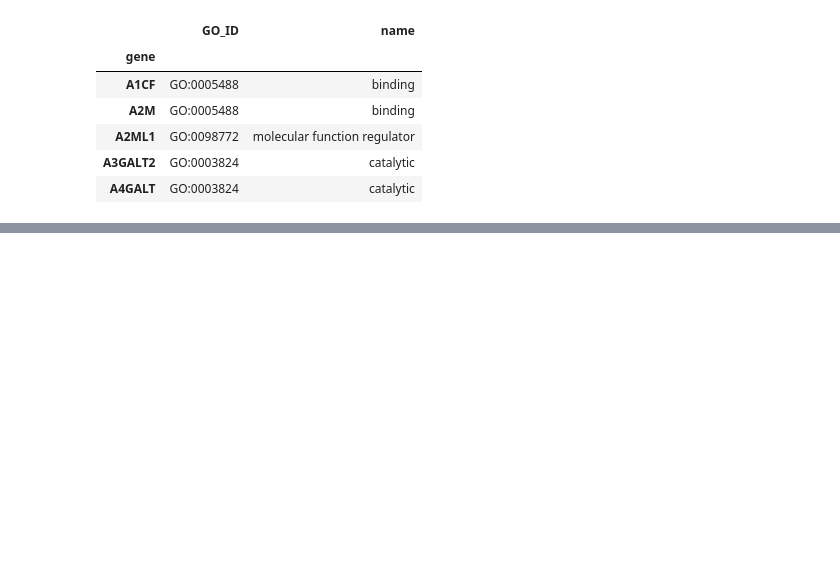
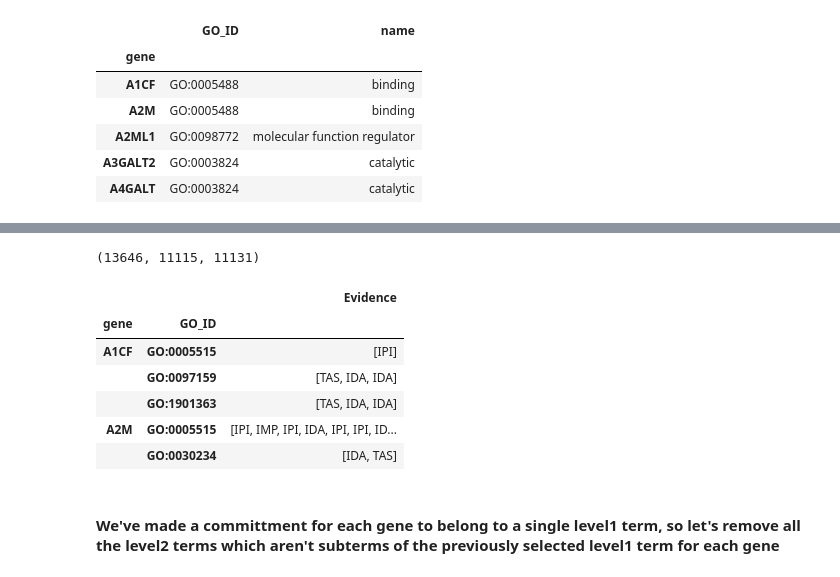
Before and after one commit to fraenkel-lab/OmicsIntegrator2, a Jupyter notebook: annotation/molecular_function.ipynb, the cells around one changed output, grey strips where cells are left out. Drawn from its saved outputs; the diff is of its cells as text; code cells hidden in the pictures; blank space fills up the shorter version.

```diff
--- a/annotation/molecular_function.ipynb
+++ b/annotation/molecular_function.ipynb
@@ -261,0 +281,26 @@ molecular_functions.head()
+# %%
+level2_terms = df[df.depth == 2].index.tolist()
+# %%
+terms_and_subterms = {term: np.unique(flatten(list(nx.dfs_successors(g, term).values()))).tolist() for term in level2_terms}
+# %%
+terms = [item for l in [subterms+[term] for term, subterms in list(terms_and_subterms.items())] for item in l]
+len(terms), len(np.unique(terms)), len(df)
+# %% [output]
+(13646, 11115, 11131)
+# %%
+terms_and_genes = {term: genes[genes.GO_ID.isin(subterms+[term])][['GeneSymbol', 'Evidence']].values.tolist() for term, subterms in terms_and_subterms.items()}
+# %%
+genes_and_terms = flatten([[(gene, term, evidence) for [gene, evidence] in genes] for term, genes in terms_and_genes.items()])
+# %%
+evidence = pd.DataFrame(genes_and_terms, columns=['gene','GO_ID','Evidence']).groupby(['gene', 'GO_ID'])['Evidence'].apply(list).to_frame()
+evidence.head()
+# %% [output]
+|  |  | Evidence |
+| gene | GO_ID |  |
+| A1CF | GO:0005515 | [IPI] |
+|  | GO:0097159 | [TAS, IDA, IDA] |
+|  | GO:1901363 | [TAS, IDA, IDA] |
+| A2M | GO:0005515 | [IPI, IMP, IPI, IDA, IPI, IPI, ID... |
+|  | GO:0030234 | [IDA, TAS] |
+# %% [markdown]
+#### We've made a committment for each gene to belong to a single level1 term, so let's remove all the level2 terms which aren't subterms of the previously selected level1 term for each gene
```
Also changed, not shown: parts of 21 cells of this notebook, 1 other file.
